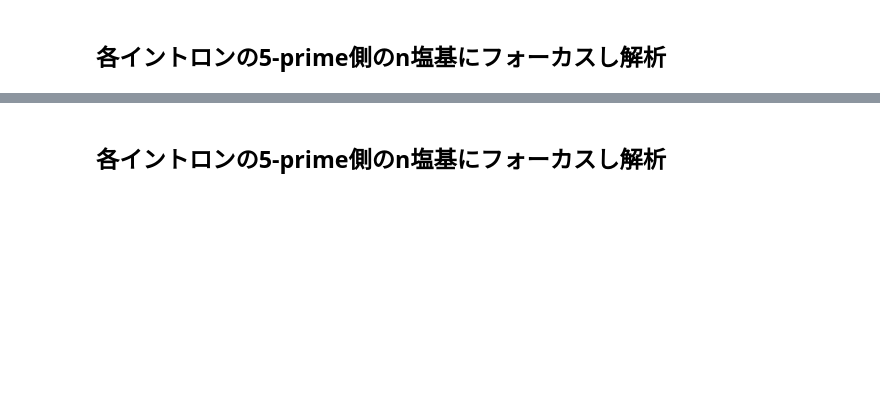
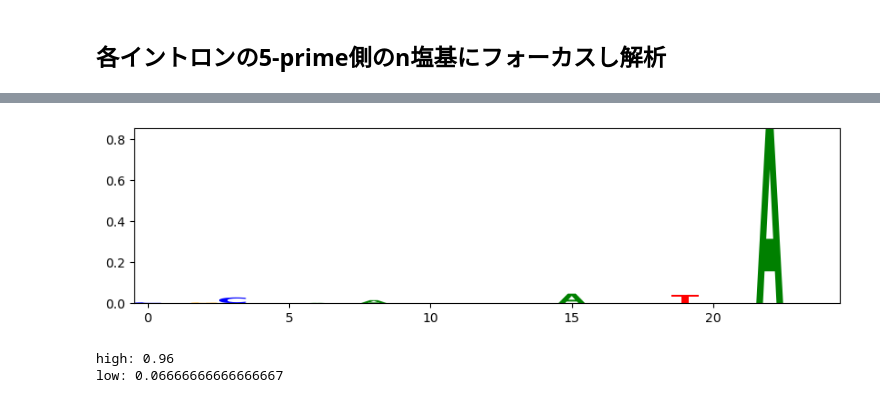
Before and after one commit to DU-med/bio_chem, a Jupyter notebook: ttn_splicing/analysis/xgboost_motif.ipynb, the cells around one changed output, grey strips where cells are left out. Drawn from its saved outputs; the diff is of its cells as text; code cells hidden in the pictures; blank space fills up the shorter version.

```diff
--- a/ttn_splicing/analysis/xgboost_motif.ipynb
+++ b/ttn_splicing/analysis/xgboost_motif.ipynb
@@ -76,0 +152,28 @@ model.fit(X_train, y_train, eval_set=eval_set, verbose=False)
+# %%
+# ラベルに使うイントロンの指定
+right_edges_high = right_edges[high_s:high_e]
+right_edges_low = right_edges[low_s:low_e]
+
+# ワンホットエンコーディングを行う関数
+def one_hot_encode(seq):
+    mapping = {'A': [1, 0, 0, 0], 'T': [0, 1, 0, 0], 'G': [0, 0, 1, 0], 'C': [0, 0, 0, 1]}
+    return np.array([mapping[s] for s in seq]).flatten()
+
+# エンコーディングされた配列を準備
+encoded_sequences_high_r = np.array([one_hot_encode(seq) for seq in right_edges_high])
+encoded_sequences_low_r = np.array([one_hot_encode(seq) for seq in right_edges_low])
+# %%
+# 学習データとしてワンホとエンコーディングされた配列を結合しXとする
+# ラベルをyとして結合する
+X = pd.DataFrame(np.concatenate([encoded_sequences_high_r, encoded_sequences_low_r]))
+y = pd.DataFrame(np.concatenate([np.ones(len(encoded_sequences_high_r)), np.zeros(len(encoded_sequences_low_r))]))
+
+# XGBoostのインスタンス化
+model_r = XGBClassifier(early_stopping_rounds=early_stopping_rounds, learning_rate=learning_rate, max_depth=max_depth, random_state=x_random_state)
+
+# データの分割
+X_train, X_test, y_train, y_test = train_test_split(X, y, test_size=test_size, random_state=s_random_state)
+
+# データをモデルにfitさせる
+eval_set = [(X_test, y_test)]
+model_r.fit(X_train, y_train, eval_set=eval_set, verbose=False)
@@ -77,19 +192,27 @@ model.fit(X_train, y_train, eval_set=eval_set, verbose=False)
 # %%
 # logomakerを用いてモチーフを可視化
-b_df_r = pd.DataFrame(model.feature_importances_.reshape(30,4))
+b_df_r = pd.DataFrame(model_r.feature_importances_.reshape(n,4))
 b_df_r.columns = ['A','T','G','C']
 crp_logo = logomaker.Logo(b_df_r, shade_below=.5, fade_below=.5)
+# %% [output]
+[figure, added]
 # %%
-g_count = 0
-for i in left_edges_high:
-    if i[3] == "A":
-        g_count += 1
-print(g_count/len(left_edges_high))
+pos = -3
+base = "A"
 
-g_count = 0
-for i in left_edge_low:
-    if i[3] == "A":
-        g_count += 1
-print(g_count/len(left_edge_low))
+count = 0
+for i in right_edges_high:
+    # print(i)
+    if i[pos] == base:
+        count += 1
+print("high:", count/len(right_edges_high))
+
+count = 0
+for i in right_edges_low:
+    # print(i)
+    if i[pos] == base:
+        count += 1
+print("low:", count/len(right_edges_low))
+# %% [output]
+high: 0.96
+low: 0.06666666666666667
-# %% [markdown]
-## 各イントロンの5-prime側のn塩基にフォーカスし解析
```
Also changed, not shown: parts of 23 cells of this notebook.
